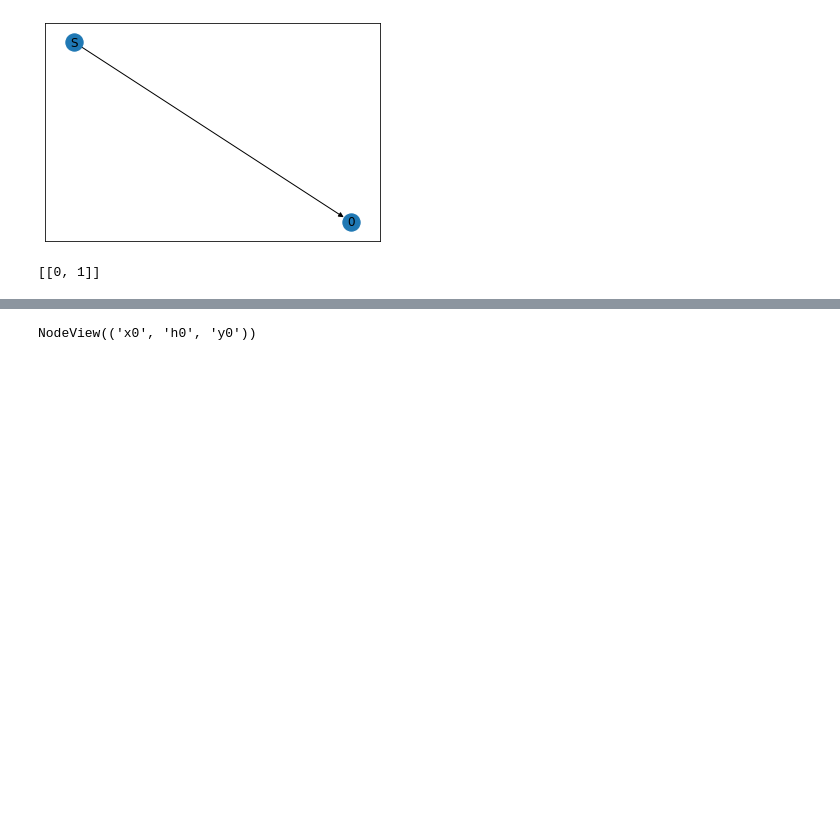
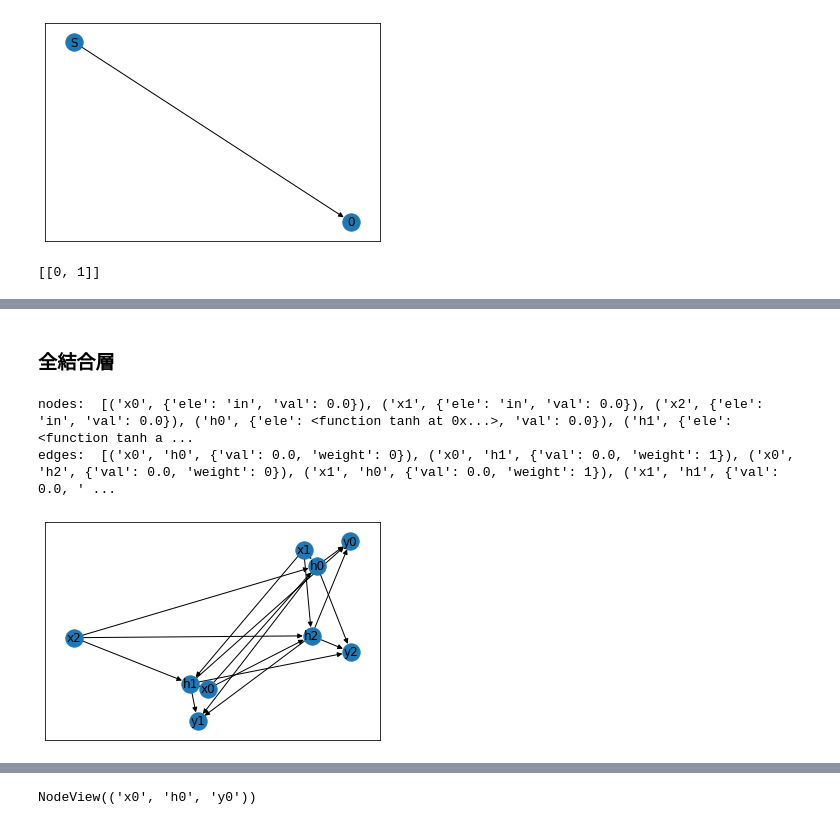
Before and after one commit to Amplil/neural-np4g, a Jupyter notebook: neural_np4g.ipynb, the cells around one changed output, grey strips where cells are left out. Drawn from its saved outputs; the diff is of its cells as text; code cells hidden in the pictures; blank space fills up the shorter version.

```diff
--- a/neural_np4g.ipynb
+++ b/neural_np4g.ipynb
@@ -74,0 +85,28 @@ out:  [0.0]
+# %% [markdown]
+### 全結合層
+# %%
+node3=[('x0','in'),('x1','in'),('x2','in'),
+       ('h0',tanh),('h1',tanh),('h2',tanh),
+       ('y0',out_),('y1',out_),('y2',out_)]
+edge3=[('x0','h0'),('x0','h1'),('x0','h2'),
+       ('x1','h0'),('x1','h1'),('x1','h2'),
+       ('x2','h0'),('x2','h1'),('x2','h2'),
+       ('h0','y0'),('h0','y1'),('h0','y2'),
+       ('h1','y0'),('h1','y1'),('h1','y2'),
+       ('h2','y0'),('h2','y1'),('h2','y2')]
+np3=NetworkProgram(node3,edge3)
+# %%
+# 重みを指定
+np3.network.add_weighted_edges_from(
+    [('x0','h0',0),('x0','h1',1),('x0','h2',0),
+     ('x1','h0',1),('x1','h1',0),('x1','h2',0),
+     ('x2','h0',0),('x2','h1',0),('x2','h2',0),
+     ('h0','y0',1),('h0','y1',0),('h0','y2',0),
+     ('h1','y0',0),('h1','y1',1),('h1','y2',0),
+     ('h2','y0',0),('h2','y1',0),('h2','y2',1)])
+# %%
+np3.network_show() # 今後、見やすくする
+# %% [output]
+nodes:  [('x0', {'ele': 'in', 'val': 0.0}), ('x1', {'ele': 'in', 'val': 0.0}), ('x2', {'ele': 'in', 'val': 0.0}), ('h0', {'ele': <function tanh at 0x...>, 'val': 0.0}), ('h1', {'ele': <function tanh a ...
+edges:  [('x0', 'h0', {'val': 0.0, 'weight': 0}), ('x0', 'h1', {'val': 0.0, 'weight': 1}), ('x0', 'h2', {'val': 0.0, 'weight': 0}), ('x1', 'h0', {'val': 0.0, 'weight': 1}), ('x1', 'h1', {'val': 0.0, ' ...
+[figure, added]
```
Also changed, not shown: parts of 8 cells of this notebook, 1 other file.
